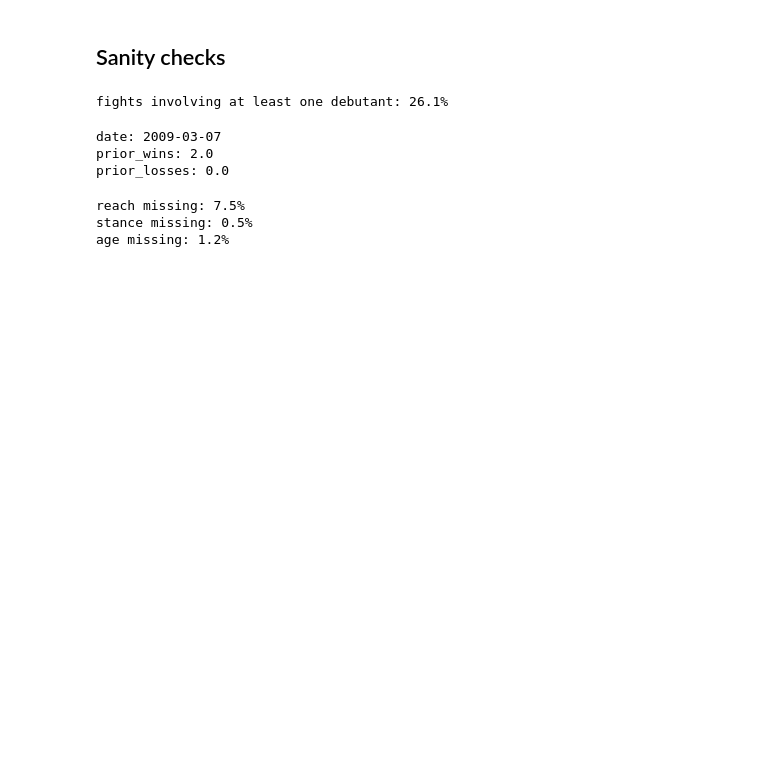
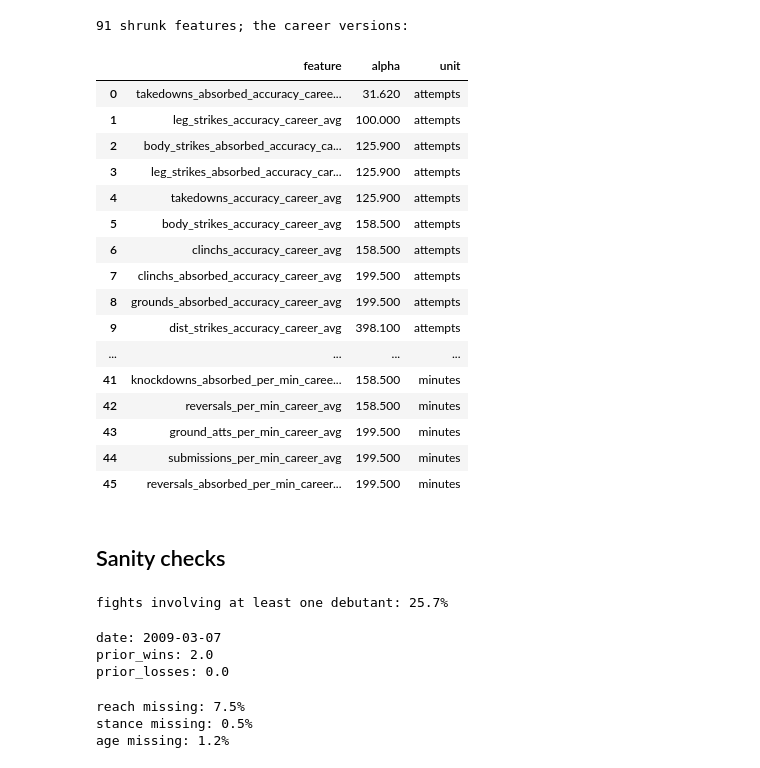
Before and after one commit to matteoberagnoli/ufc_fight_predictor, a Jupyter notebook: 03_first_features.ipynb, the cells around one changed output. Cells and saved outputs as stored; diff of their text form; code cells hidden in the pictures; blank space fills up the shorter version.

```diff
--- a/03_first_features.ipynb
+++ b/03_first_features.ipynb
@@ -72,3 +104,29 @@ featured.shape
+# %%
+from ufc_predictor.features.rolling import RATIO_FEATURES
+from ufc_predictor.features.shrinkage import describe_alphas
+
+table = describe_alphas(RATIO_FEATURES, alphas)
+print(f"{len(table)} shrunk features; the career versions:")
+table[~table["feature"].str.contains("last3")].sort_values(["unit", "alpha"]).reset_index(drop=True)
+# %% [output]
+91 shrunk features; the career versions:
+|  | feature | alpha | unit |
+| 0 | takedowns_absorbed_accuracy_caree... | 31.620 | attempts |
+| 1 | leg_strikes_accuracy_career_avg | 100.000 | attempts |
+| 2 | body_strikes_absorbed_accuracy_ca... | 125.900 | attempts |
+| 3 | leg_strikes_absorbed_accuracy_car... | 125.900 | attempts |
+| 4 | takedowns_accuracy_career_avg | 125.900 | attempts |
+| 5 | body_strikes_accuracy_career_avg | 158.500 | attempts |
+| 6 | clinchs_accuracy_career_avg | 158.500 | attempts |
+| 7 | clinchs_absorbed_accuracy_career_avg | 199.500 | attempts |
+| 8 | grounds_absorbed_accuracy_career_avg | 199.500 | attempts |
+| 9 | dist_strikes_accuracy_career_avg | 398.100 | attempts |
+| ... | ... | ... | ... |
+| 41 | knockdowns_absorbed_per_min_caree... | 158.500 | minutes |
+| 42 | reversals_per_min_career_avg | 158.500 | minutes |
+| 43 | ground_atts_per_min_career_avg | 199.500 | minutes |
+| 44 | submissions_per_min_career_avg | 199.500 | minutes |
+| 45 | reversals_absorbed_per_min_career... | 199.500 | minutes |
 # %% [markdown]
 ## Sanity checks
 # %%
@@ -82,12 +140,26 @@ assert debut_rows["fighter_a_prior_sig_strike_atts_per_min_career_avg"].isna().a
 assert debut_rows["fighter_a_prior_sig_strikes_accuracy_career_avg"].isna().all()
 assert debut_rows["fighter_a_prior_total_fight_time_career_avg"].isna().all()
 
+# shrinkage: a veteran's ratio features are never NaN any more - a fighter who
+# never attempted something gets the league value. (A few veterans in 1994-97
+# are NaN: the early UFC didn't record every stat, so there was no league value
+# to shrink towards. None of them are in the modelling era.)
+from ufc_predictor.config import ERA_START
+from ufc_predictor.features.rolling import RATIO_FEATURES
+era_veterans = featured[(featured["event_date"] >= ERA_START) & ~featured["fighter_a_prior_is_debut"]]
+ratio_cols = [f"fighter_a_prior_{spec.name}" for spec in RATIO_FEATURES]
+assert era_veterans[ratio_cols].notna().all().all()
+
+# undecided fights are present, carry no label, and still have features
+assert featured["fighter_a_won"].isna().sum() == 143
+assert featured.loc[featured["fighter_a_won"].isna(), "diff_prior_fight_count"].notna().any()
+
 any_debut_rate = (
     featured["fighter_a_prior_is_debut"] | featured["fighter_b_prior_is_debut"]
 ).mean()
 print(f"fights involving at least one debutant: {any_debut_rate:.1%}")
 # %% [output]
-fights involving at least one debutant: 26.1%
+fights involving at least one debutant: 25.7%
 # %%
 # leakage spot-check: Jim Miller's 3rd UFC fight (2009-03-07) should show a
 # prior record of 2-0, not his eventual career record — this is the exact
```
Also changed, not shown: parts of 11 cells of this notebook, 15 other files.
